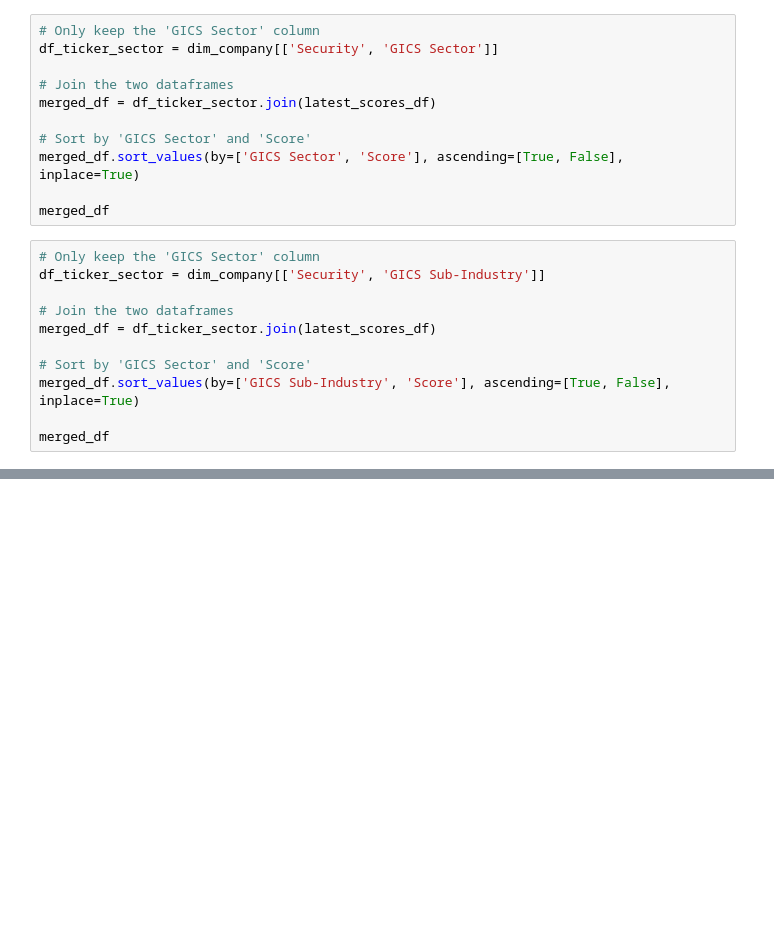
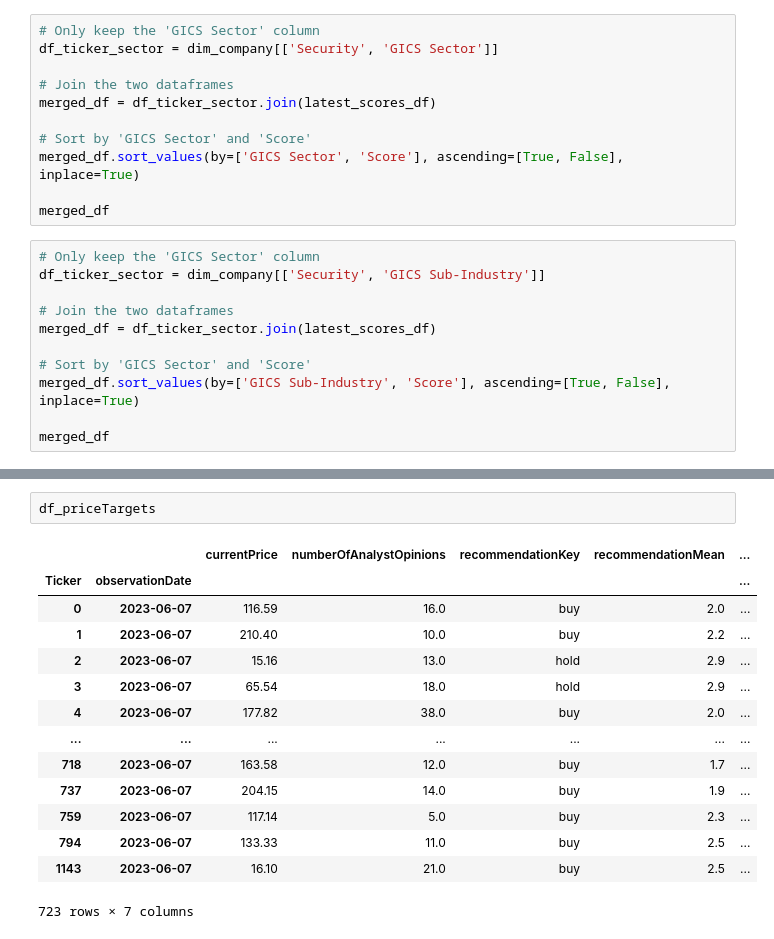
Before and after one commit to cfuru/Azure-Functions, a Jupyter notebook: func-yahoo-scraper-001/test_yahooquery.ipynb, the cells around one changed output, grey strips where cells are left out. Cells and saved outputs as stored; diff of their text form; blank space fills up the shorter version.

```diff
--- a/func-yahoo-scraper-001/test_yahooquery.ipynb
+++ b/func-yahoo-scraper-001/test_yahooquery.ipynb
@@ -204,0 +303,17 @@ merged_df
+# %%
+df_priceTargets
+# %% [output]
+|  |  | currentPrice | numberOfAnalystOpinions | recommendationKey | recommendationMean | ... |
+| Ticker | observationDate |  |  |  |  | ... |
+| 0 | 2023-06-07 | 116.59 | 16.0 | buy | 2.0 | ... |
+| 1 | 2023-06-07 | 210.40 | 10.0 | buy | 2.2 | ... |
+| 2 | 2023-06-07 | 15.16 | 13.0 | hold | 2.9 | ... |
+| 3 | 2023-06-07 | 65.54 | 18.0 | hold | 2.9 | ... |
+| 4 | 2023-06-07 | 177.82 | 38.0 | buy | 2.0 | ... |
+| ... | ... | ... | ... | ... | ... | ... |
+| 718 | 2023-06-07 | 163.58 | 12.0 | buy | 1.7 | ... |
+| 737 | 2023-06-07 | 204.15 | 14.0 | buy | 1.9 | ... |
+| 759 | 2023-06-07 | 117.14 | 5.0 | buy | 2.3 | ... |
+| 794 | 2023-06-07 | 133.33 | 11.0 | buy | 2.5 | ... |
+| 1143 | 2023-06-07 | 16.10 | 21.0 | buy | 2.5 | ... |
+723 rows × 7 columns
```
Also changed, not shown: parts of 19 cells of this notebook, 21 other files.
